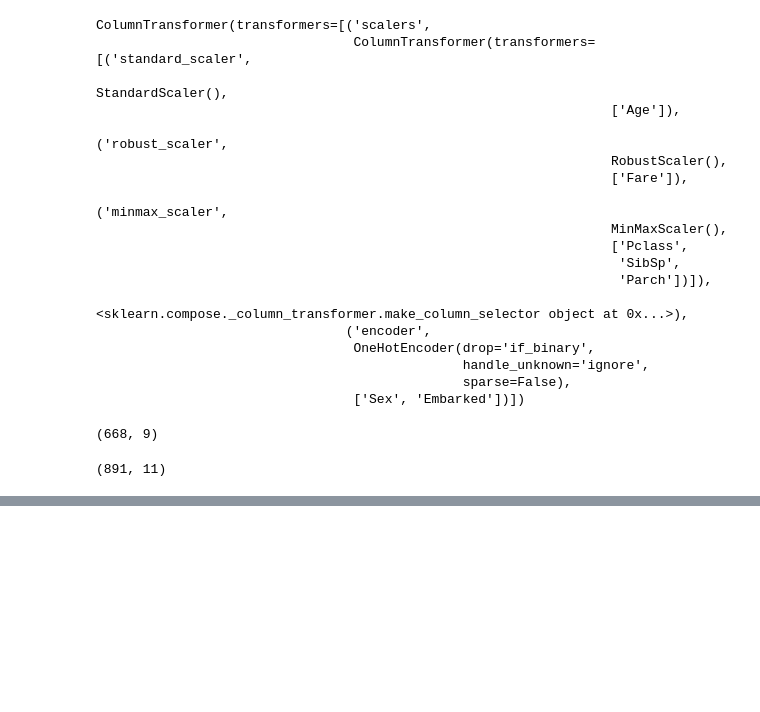
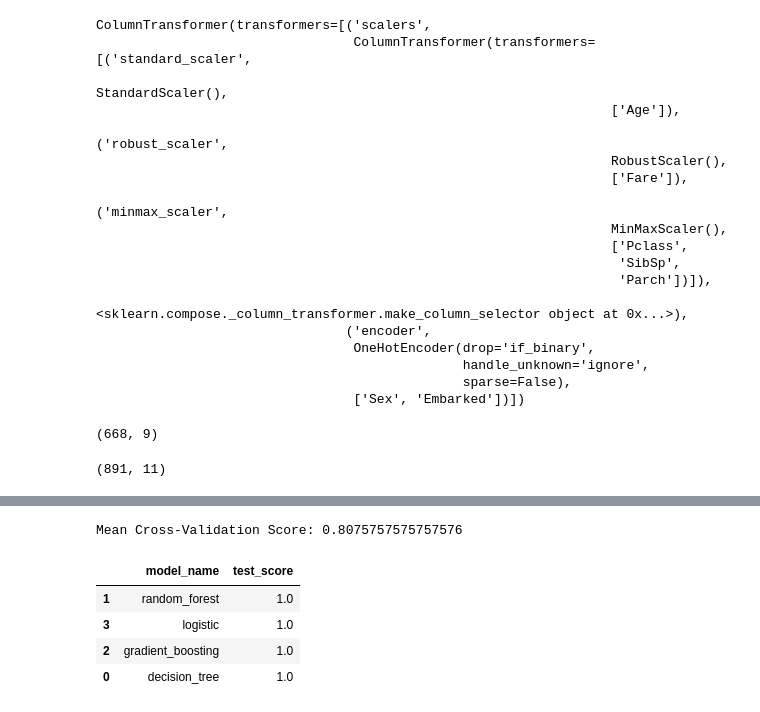
Before and after one commit to Jack-Merrett/titanic-ML-predictions, a Jupyter notebook: notebooks/titanic.ipynb, the cells around one changed output, grey strips where cells are left out. Drawn from its saved outputs; the diff is of its cells as text; code cells hidden in the pictures; blank space fills up the shorter version.

```diff
--- a/notebooks/titanic.ipynb
+++ b/notebooks/titanic.ipynb
@@ -346,0 +475,12 @@ print(sklearn.__version__)
+# %%
+# We need a logistic regression mmodel to do classification
+from sklearn.linear_model import LogisticRegression
+model = LogisticRegression()
+
+# Fit the Model
+model.fit(X_train_preprocessed, y_train)
+
+# Evaluate the model on the validation set
+# y_test_pred = model.predict(X_test_preprocessed)
+# test_r2 = r2_score(y_test, y_test_pred)
+# print("Validation R-squared:", test_r2)
@@ -346,0 +501,39 @@ print(sklearn.__version__)
+# %%
+mean_cv_score = np.mean(cv_scores)
+print("Mean Cross-Validation Score:", mean_cv_score)
+# %% [output]
+Mean Cross-Validation Score: 0.8075757575757576
+# %%
+# Other Models I want to try for this classification.
+from sklearn.tree import DecisionTreeClassifier
+from sklearn.ensemble import RandomForestClassifier, GradientBoostingClassifier
+
+models = [DecisionTreeClassifier(),
+          RandomForestClassifier(),
+          GradientBoostingClassifier(),
+          LogisticRegression()]
+
+models_names = ['decision_tree',
+                'random_forest',
+                'gradient_boosting',
+                'logistic']
+# %%
+# Comparing models
+different_test_scores = []
+
+for model_name, model in zip(models_names, models):
+
+    model.fit(X_train_preprocessed, y_train)
+    different_test_scores.append(np.mean(cross_val_score(model, X_test_preprocessed, y_test)))
+
+
+comparing_regression_models = pd.DataFrame(list(zip(models_names, different_test_scores)),
+                                                columns =['model_name', 'test_score'])
+
+round(comparing_regression_models.sort_values(by = "test_score", ascending = False))
+# %% [output]
+|  | model_name | test_score |
+| 1 | random_forest | 1.0 |
+| 3 | logistic | 1.0 |
+| 2 | gradient_boosting | 1.0 |
+| 0 | decision_tree | 1.0 |
```
Also changed, not shown: parts of 35 cells of this notebook, 1 other file.
